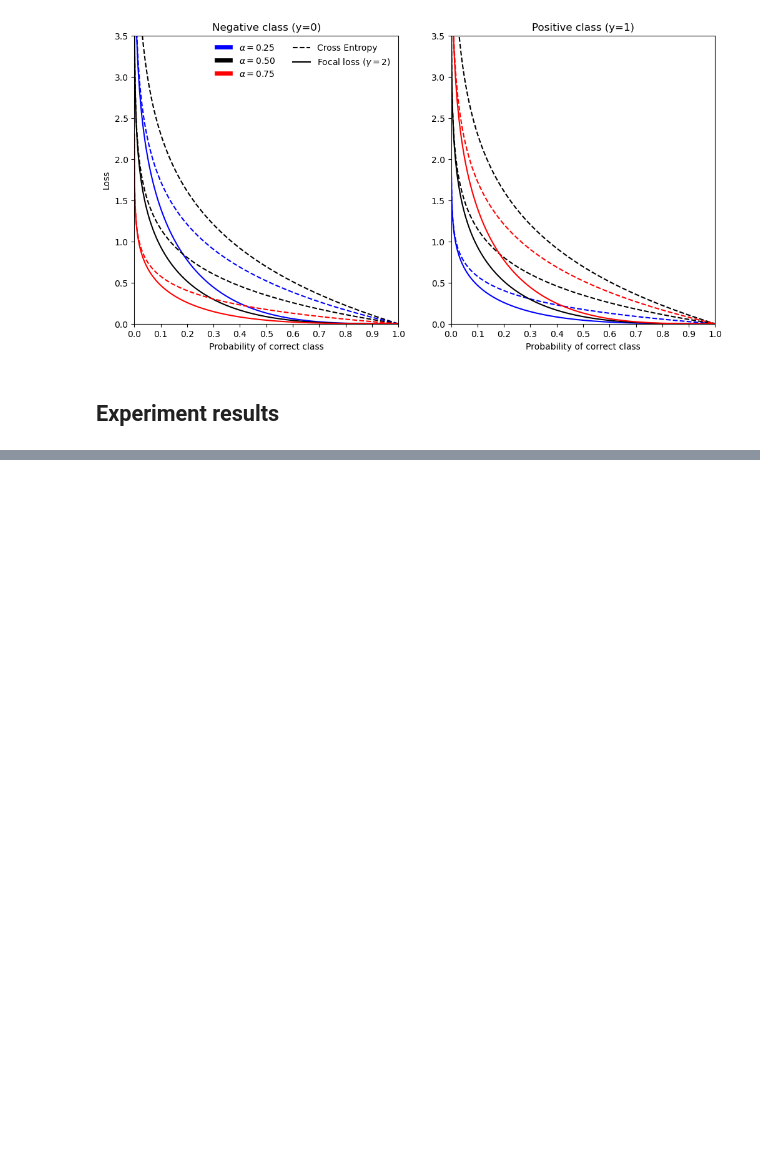
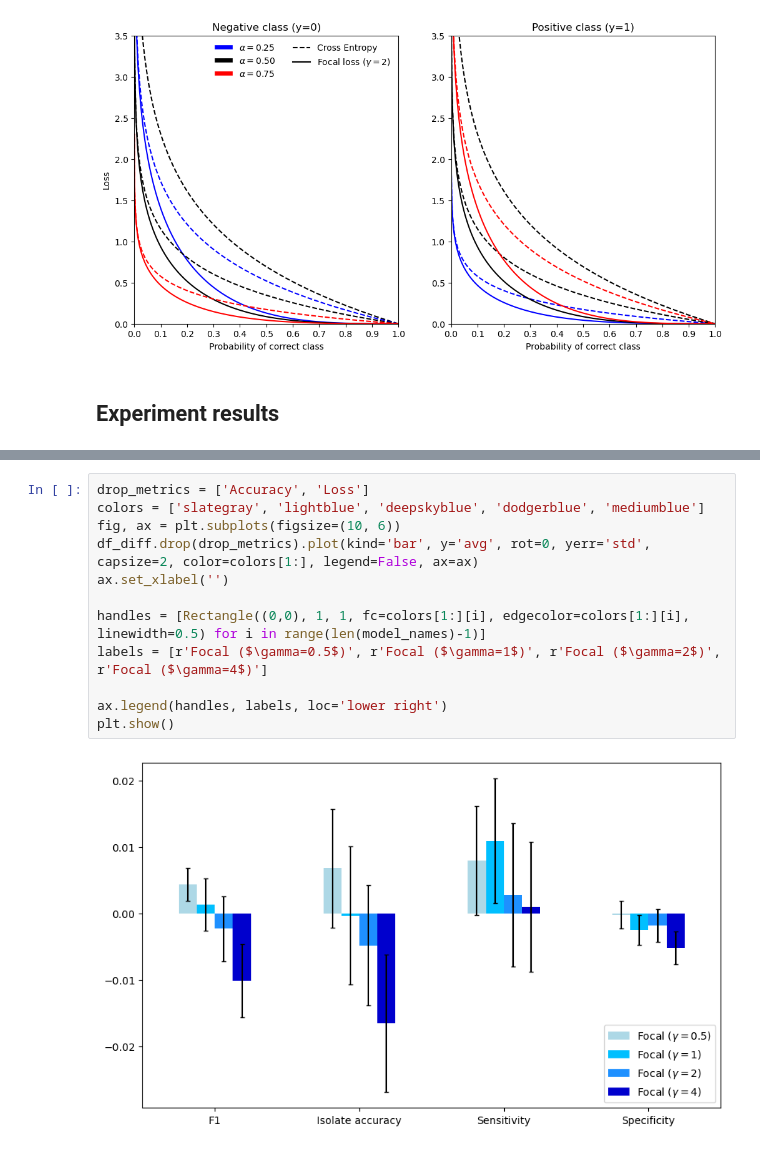
Before and after one commit to jespeols/ARFusion, a Jupyter notebook: loss_experimentation.ipynb, the cells around one changed output, grey strips where cells are left out. Saved outputs shown, nothing was run; the diff lists cells and outputs as text; blank space fills up the shorter version.

```diff
--- a/loss_experimentation.ipynb
+++ b/loss_experimentation.ipynb
@@ -582,0 +602,14 @@ df_results = load_and_create_abs_and_rel_diff_dfs
+# %%
+drop_metrics = ['Accuracy', 'Loss']
+colors = ['slategray', 'lightblue', 'deepskyblue', 'dodgerblue', 'mediumblue']
+fig, ax = plt.subplots(figsize=(10, 6))
+df_diff.drop(drop_metrics).plot(kind='bar', y='avg', rot=0, yerr='std', capsize=2, color=colors[1:], legend=False, ax=ax)
+ax.set_xlabel('')
+
+handles = [Rectangle((0,0), 1, 1, fc=colors[1:][i], edgecolor=colors[1:][i], linewidth=0.5) for i in range(len(model_names)-1)]
+labels = [r'Focal ($\gamma=0.5$)', r'Focal ($\gamma=1$)', r'Focal ($\gamma=2$)', r'Focal ($\gamma=4$)']
+
+ax.legend(handles, labels, loc='lower right')
+plt.show()
+# %% [output]
+[figure, added]
```
Also changed, not shown: parts of 11 cells of this notebook, 2 other files.
